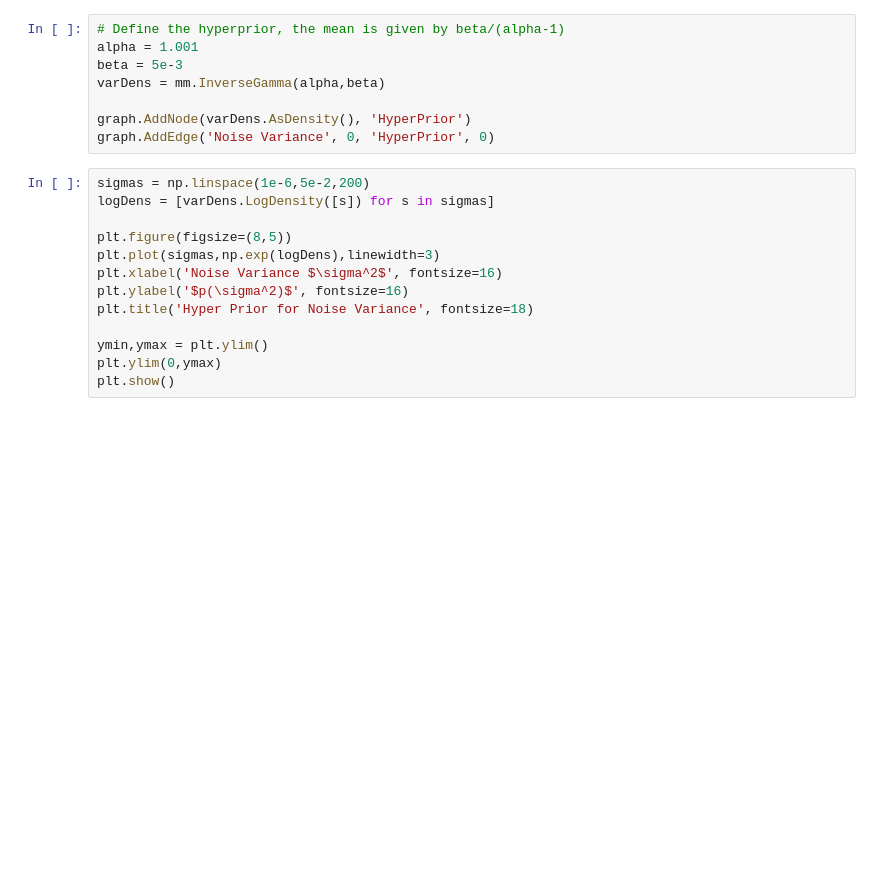
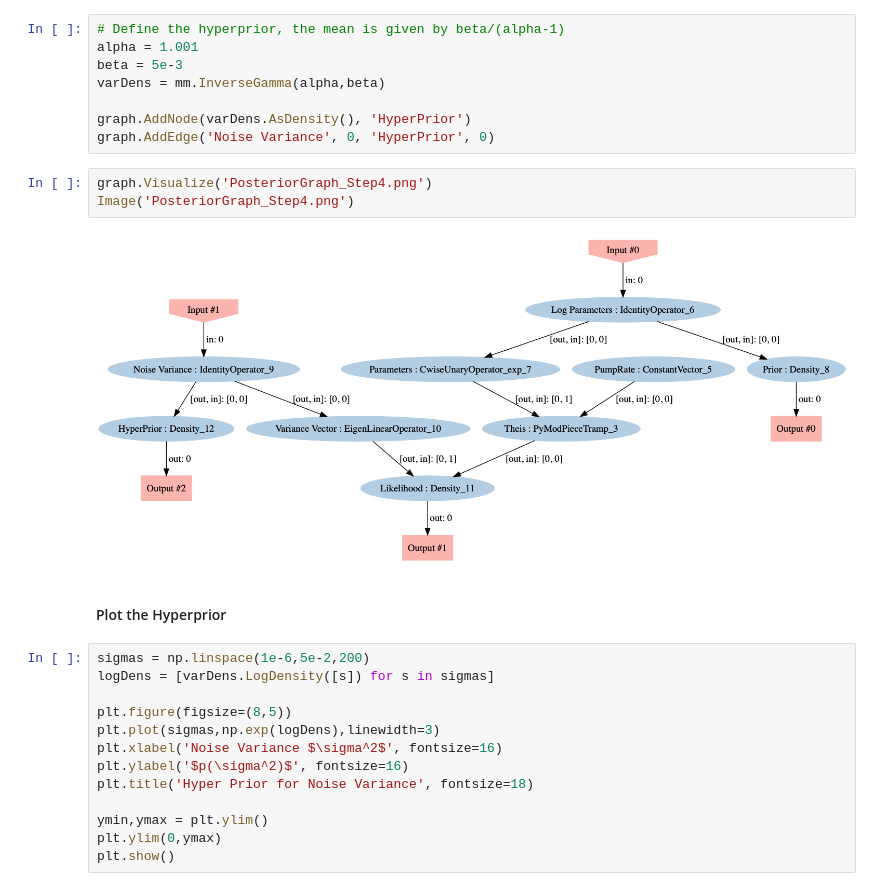
Before and after one commit to sebwolf-de/MUQ, a Jupyter notebook: examples/OtherApplications/PumpTest_Theis/TheisInference.ipynb, the cells around one changed output. Saved outputs shown, nothing was run; the diff lists cells and outputs as text; blank space fills up the shorter version.

```diff
--- a/examples/OtherApplications/PumpTest_Theis/TheisInference.ipynb
+++ b/examples/OtherApplications/PumpTest_Theis/TheisInference.ipynb
@@ -394,6 +432,13 @@ varDens = mm.InverseGamma(alpha,beta)
 
 graph.AddNode(varDens.AsDensity(), 'HyperPrior')
 graph.AddEdge('Noise Variance', 0, 'HyperPrior', 0)
+# %%
+graph.Visualize('PosteriorGraph_Step4.png')
+Image('PosteriorGraph_Step4.png')
+# %% [output]
+[figure, added]
+# %% [markdown]
+#### Plot the Hyperprior
 # %%
 sigmas = np.linspace(1e-6,5e-2,200)
 logDens = [varDens.LogDensity([s]) for s in sigmas]
```
Also changed, not shown: parts of 40 cells of this notebook, 2 other files.
